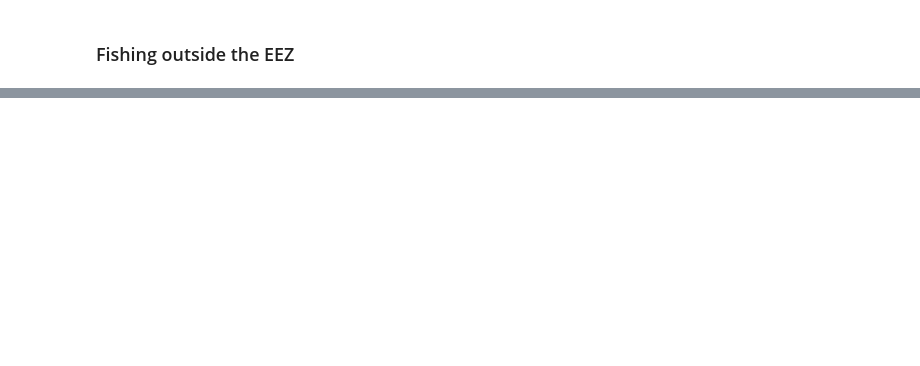
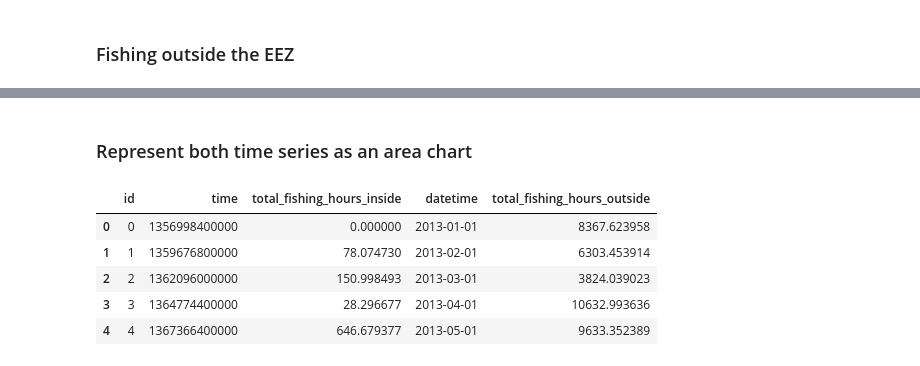
Before and after one commit to jessicafrench/Peruvian-Fisheries-Analysis, a Jupyter notebook: time_series_FINAL.ipynb, the cells around one changed output, grey strips where cells are left out. Cells and saved outputs as stored; diff of their text form; code cells hidden in the pictures; blank space fills up the shorter version.

```diff
--- a/time_series_FINAL.ipynb
+++ b/time_series_FINAL.ipynb
@@ -176,0 +176,14 @@ Text(0, 0.5, 'hours/sq. km')
+# %% [markdown]
+### Represent both time series as an area chart
+# %%
+# Combining both df
+df["total_fishing_hours_outside"] = abs(df["total_fishing_hours"] - df2["total_fishing_hours"])
+df.rename(columns = {'total_fishing_hours':'total_fishing_hours_inside'}, inplace = True)
+df.head()
+# %% [output]
+|  | id | time | total_fishing_hours_inside | datetime | total_fishing_hours_outside |
+| 0 | 0 | 1356998400000 | 0.000000 | 2013-01-01 | 8367.623958 |
+| 1 | 1 | 1359676800000 | 78.074730 | 2013-02-01 | 6303.453914 |
+| 2 | 2 | 1362096000000 | 150.998493 | 2013-03-01 | 3824.039023 |
+| 3 | 3 | 1364774400000 | 28.296677 | 2013-04-01 | 10632.993636 |
+| 4 | 4 | 1367366400000 | 646.679377 | 2013-05-01 | 9633.352389 |
```
Also changed, not shown: parts of 3 cells of this notebook.
